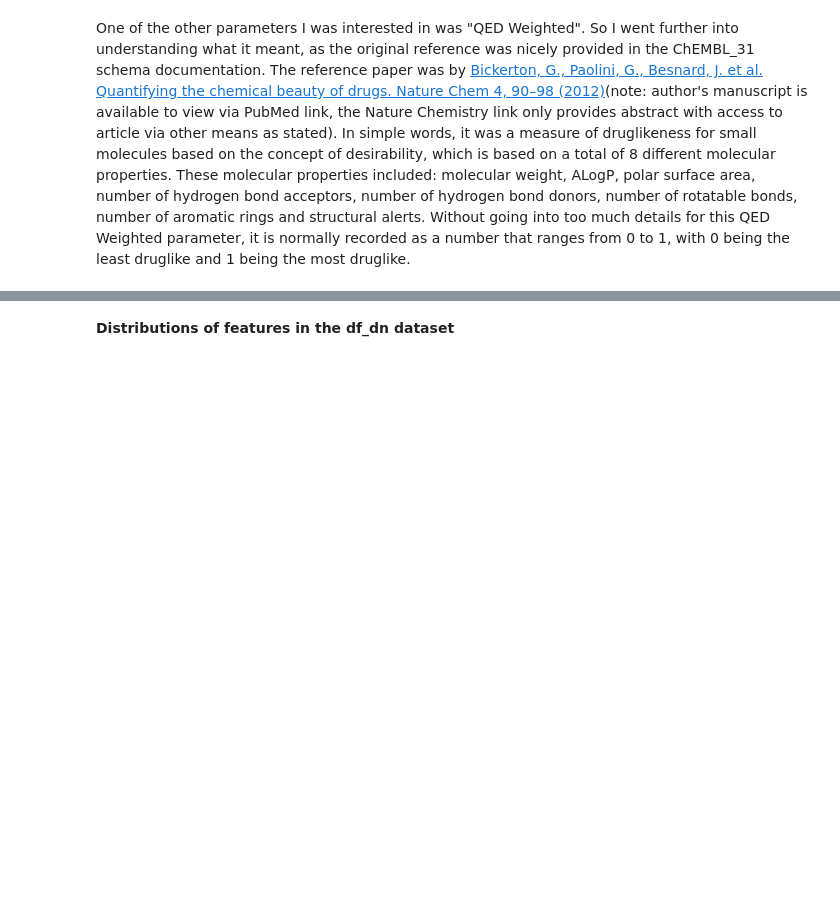
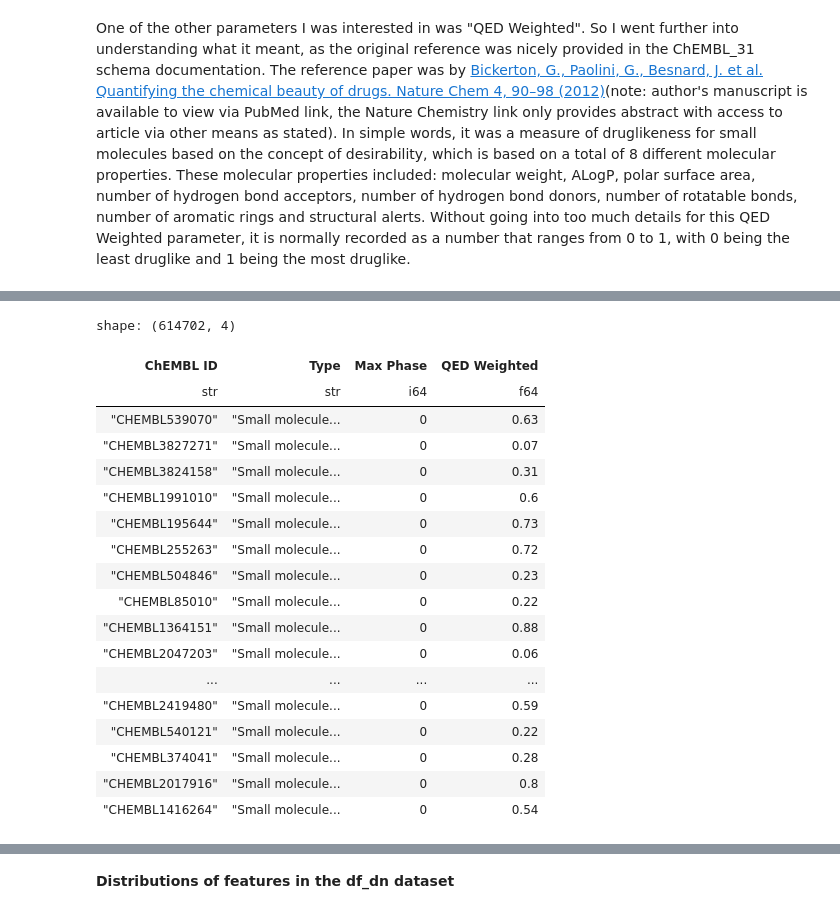
Before and after one commit to jhylin/Rust_projects, a Jupyter notebook: Rust_pl_chembl_cpds.ipynb, the cells around one changed output, grey strips where cells are left out. Saved outputs shown, nothing was run; the diff lists cells and outputs as text; code cells hidden in the pictures; blank space fills up the shorter version.

```diff
--- a/Rust_pl_chembl_cpds.ipynb
+++ b/Rust_pl_chembl_cpds.ipynb
@@ -287,0 +313,27 @@ Question: Which small molecules will likely enter max phase 4?
+# %%
+# Narrow down df_dn dataset to only of type in small molecules (selected rows)
+# with only only 4 columns needed (selected columns)
+df_f = df_dn.filter(
+    pl.col("Type") == "Small molecule"
+).select(["ChEMBL ID", "Type", "Max Phase", "QED Weighted"])
+df_f
+# %% [output]
+shape: (614702, 4)
+| ChEMBL ID | Type | Max Phase | QED Weighted |
+| str | str | i64 | f64 |
+| "CHEMBL539070" | "Small molecule... | 0 | 0.63 |
+| "CHEMBL3827271" | "Small molecule... | 0 | 0.07 |
+| "CHEMBL3824158" | "Small molecule... | 0 | 0.31 |
+| "CHEMBL1991010" | "Small molecule... | 0 | 0.6 |
+| "CHEMBL195644" | "Small molecule... | 0 | 0.73 |
+| "CHEMBL255263" | "Small molecule... | 0 | 0.72 |
+| "CHEMBL504846" | "Small molecule... | 0 | 0.23 |
+| "CHEMBL85010" | "Small molecule... | 0 | 0.22 |
+| "CHEMBL1364151" | "Small molecule... | 0 | 0.88 |
+| "CHEMBL2047203" | "Small molecule... | 0 | 0.06 |
+| ... | ... | ... | ... |
+| "CHEMBL2419480" | "Small molecule... | 0 | 0.59 |
+| "CHEMBL540121" | "Small molecule... | 0 | 0.22 |
+| "CHEMBL374041" | "Small molecule... | 0 | 0.28 |
+| "CHEMBL2017916" | "Small molecule... | 0 | 0.8 |
+| "CHEMBL1416264" | "Small molecule... | 0 | 0.54 |
```
Also changed, not shown: parts of 15 cells of this notebook.
